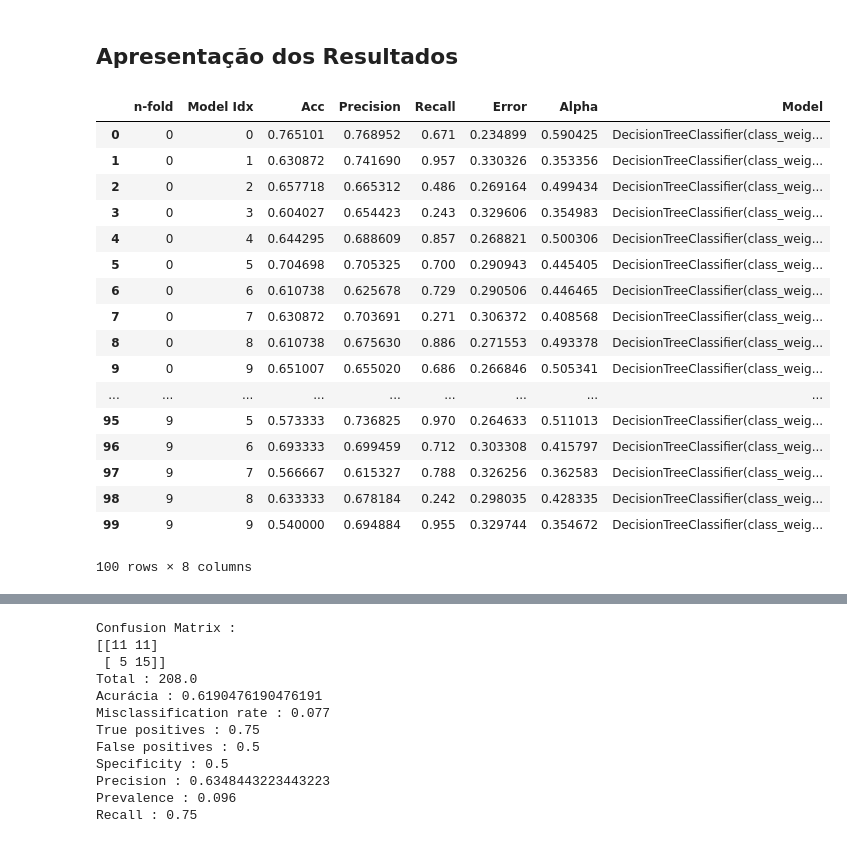
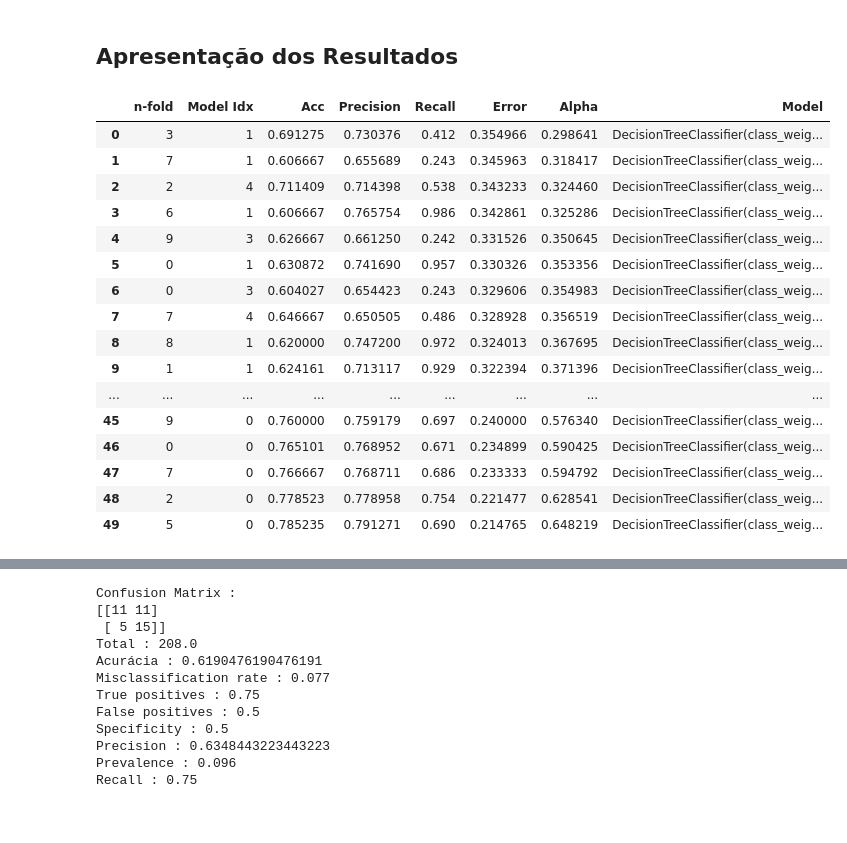
Before and after one commit to BrunoICardoso/DataScience, a Jupyter notebook: Machine Learning II/Trabalho-1-AdaBoosting/Machine Learning II - Aval-1 - Implementação AdaBoosting-v3.ipynb, the cells around one changed output, grey strips where cells are left out. Saved outputs shown, nothing was run; the diff lists cells and outputs as text; code cells hidden in the pictures.

```diff
--- a/Machine Learning II/Trabalho-1-AdaBoosting/Machine Learning II - Aval-1 - Implementação AdaBoosting-v3.ipynb
+++ b/Machine Learning II/Trabalho-1-AdaBoosting/Machine Learning II - Aval-1 - Implementação AdaBoosting-v3.ipynb
@@ -152,28 +146,27 @@ print(len(validationData), len(validationLabels))
 # %%
 scores = []
 scores_test = []
+
 error_train = []
 error_test = []
 
-
-
-# Define quantos folds
-kf = KFold(n_splits=10)
-
+n_modelos = 5
 alpha = 0.5
 
 print()
 print("....Iniciando treinamento com 10 K-folds...." )
 print()
 
+# Define quantos folds
+kf = KFold(n_splits=10)
 kfold = 0
 for train_index, test_index in kf.split(trainData):
 
     print("################################################")
     print("K-fold : "+str(kfold+1))
     print("################################################")
-    print(train_index, test_index)
-    print()
+    #print(train_index, test_index)
+    #print()
 
     # Obten os subdados de treinamento e teste no n fold
     #---------------------------------------------------------------------
@@ -195,13 +188,13 @@ for train_index, test_index in kf.split(trainData):
     print(w)
 
     pred_train, pred_test = [np.zeros(n_train), np.zeros(n_test)]
-    print(pred_train)
+    #print(pred_train)
 
     # Fit um classificador
     model = DecisionTreeClassifier(max_depth = 1, random_state = 1)
 
     model_index = 0
-    for i in range(10):
+    for i in range(n_modelos):
         print()
         # Treina o modelo de classificação
         #---------------------------------------------------------------------
@@ -276,16 +269,15 @@ for train_index, test_index in kf.split(trainData):
 
         scores.append([kfold, model_index, train_acc_score, train_precision_score, train_recall_score, err_m, alpha_m, model])
         scores_test.append([kfold, model_index, test_acc_score, test_precision_score, test_recall_score, err_m, alpha_m, model])
-
-        error_train.append([i, err_m])
+        error_train.append([kfold, model_index, err_m, alpha_m])
 
         model_index += 1
         # Add to prediction
-        ##pred_train = [sum(x) for x in zip(pred_train, [x * alpha_m for x in pred_train_i])]
-        ##pred_test = [sum(x) for x in zip(pred_test, [x * alpha_m for x in pred_test_i])]
+        pred_train = [sum(x) for x in zip(pred_train, [x * alpha_m for x in pred_train_i])]
+        pred_test = [sum(x) for x in zip(pred_test, [x * alpha_m for x in pred_test_i])]
 
-    ##pred_train, pred_test = np.sign(pred_train), np.sign(pred_test)
-
+    pred_train, pred_test = np.sign(pred_train), np.sign(pred_test)
+    #print(pred_train)
     print()
     print()
     kfold += 1
@@ -369,31 +308,31 @@ Text(0.5,1,'Error rate vs number of iterations')
 # %%
 scoresDF = pd.DataFrame(scores, columns=["n-fold",
                                          "Model Idx",
                                          "Acc",
                                          "Precision",
                                          "Recall",
                                          "Error",
                                          "Alpha",
                                          "Model"])
 
-#scoresDF.sort_values(["Acc","Error"], ascending=False)
+scoresDF = scoresDF.sort_values(["Error"], ascending=False)
+scoresDF = scoresDF.reset_index(drop=True)
 scoresDF
 # %% [output]
 |  | n-fold | Model Idx | Acc | Precision | Recall | Error | Alpha | Model |
-| 0 | 0 | 0 | 0.765101 | 0.768952 | 0.671 | 0.234899 | 0.590425 | DecisionTreeClassifier(class_weig... |
-| 1 | 0 | 1 | 0.630872 | 0.741690 | 0.957 | 0.330326 | 0.353356 | DecisionTreeClassifier(class_weig... |
-| 2 | 0 | 2 | 0.657718 | 0.665312 | 0.486 | 0.269164 | 0.499434 | DecisionTreeClassifier(class_weig... |
-| 3 | 0 | 3 | 0.604027 | 0.654423 | 0.243 | 0.329606 | 0.354983 | DecisionTreeClassifier(class_weig... |
-| 4 | 0 | 4 | 0.644295 | 0.688609 | 0.857 | 0.268821 | 0.500306 | DecisionTreeClassifier(class_weig... |
-| 5 | 0 | 5 | 0.704698 | 0.705325 | 0.700 | 0.290943 | 0.445405 | DecisionTreeClassifier(class_weig... |
-| 6 | 0 | 6 | 0.610738 | 0.625678 | 0.729 | 0.290506 | 0.446465 | DecisionTreeClassifier(class_weig... |
-| 7 | 0 | 7 | 0.630872 | 0.703691 | 0.271 | 0.306372 | 0.408568 | DecisionTreeClassifier(class_weig... |
-| 8 | 0 | 8 | 0.610738 | 0.675630 | 0.886 | 0.271553 | 0.493378 | DecisionTreeClassifier(class_weig... |
-| 9 | 0 | 9 | 0.651007 | 0.655020 | 0.686 | 0.266846 | 0.505341 | DecisionTreeClassifier(class_weig... |
+| 0 | 3 | 1 | 0.691275 | 0.730376 | 0.412 | 0.354966 | 0.298641 | DecisionTreeClassifier(class_weig... |
+| 1 | 7 | 1 | 0.606667 | 0.655689 | 0.243 | 0.345963 | 0.318417 | DecisionTreeClassifier(class_weig... |
+| 2 | 2 | 4 | 0.711409 | 0.714398 | 0.538 | 0.343233 | 0.324460 | DecisionTreeClassifier(class_weig... |
+| 3 | 6 | 1 | 0.606667 | 0.765754 | 0.986 | 0.342861 | 0.325286 | DecisionTreeClassifier(class_weig... |
+| 4 | 9 | 3 | 0.626667 | 0.661250 | 0.242 | 0.331526 | 0.350645 | DecisionTreeClassifier(class_weig... |
+| 5 | 0 | 1 | 0.630872 | 0.741690 | 0.957 | 0.330326 | 0.353356 | DecisionTreeClassifier(class_weig... |
+| 6 | 0 | 3 | 0.604027 | 0.654423 | 0.243 | 0.329606 | 0.354983 | DecisionTreeClassifier(class_weig... |
+| 7 | 7 | 4 | 0.646667 | 0.650505 | 0.486 | 0.328928 | 0.356519 | DecisionTreeClassifier(class_weig... |
+| 8 | 8 | 1 | 0.620000 | 0.747200 | 0.972 | 0.324013 | 0.367695 | DecisionTreeClassifier(class_weig... |
+| 9 | 1 | 1 | 0.624161 | 0.713117 | 0.929 | 0.322394 | 0.371396 | DecisionTreeClassifier(class_weig... |
 | ... | ... | ... | ... | ... | ... | ... | ... | ... |
-| 95 | 9 | 5 | 0.573333 | 0.736825 | 0.970 | 0.264633 | 0.511013 | DecisionTreeClassifier(class_weig... |
-| 96 | 9 | 6 | 0.693333 | 0.699459 | 0.712 | 0.303308 | 0.415797 | DecisionTreeClassifier(class_weig... |
-| 97 | 9 | 7 | 0.566667 | 0.615327 | 0.788 | 0.326256 | 0.362583 | DecisionTreeClassifier(class_weig... |
-| 98 | 9 | 8 | 0.633333 | 0.678184 | 0.242 | 0.298035 | 0.428335 | DecisionTreeClassifier(class_weig... |
-| 99 | 9 | 9 | 0.540000 | 0.694884 | 0.955 | 0.329744 | 0.354672 | DecisionTreeClassifier(class_weig... |
+| 45 | 9 | 0 | 0.760000 | 0.759179 | 0.697 | 0.240000 | 0.576340 | DecisionTreeClassifier(class_weig... |
+| 46 | 0 | 0 | 0.765101 | 0.768952 | 0.671 | 0.234899 | 0.590425 | DecisionTreeClassifier(class_weig... |
+| 47 | 7 | 0 | 0.766667 | 0.768711 | 0.686 | 0.233333 | 0.594792 | DecisionTreeClassifier(class_weig... |
+| 48 | 2 | 0 | 0.778523 | 0.778958 | 0.754 | 0.221477 | 0.628541 | DecisionTreeClassifier(class_weig... |
+| 49 | 5 | 0 | 0.785235 | 0.791271 | 0.690 | 0.214765 | 0.648219 | DecisionTreeClassifier(class_weig... |
-100 rows × 8 columns
```
Also changed, not shown: parts of 7 cells of this notebook.
